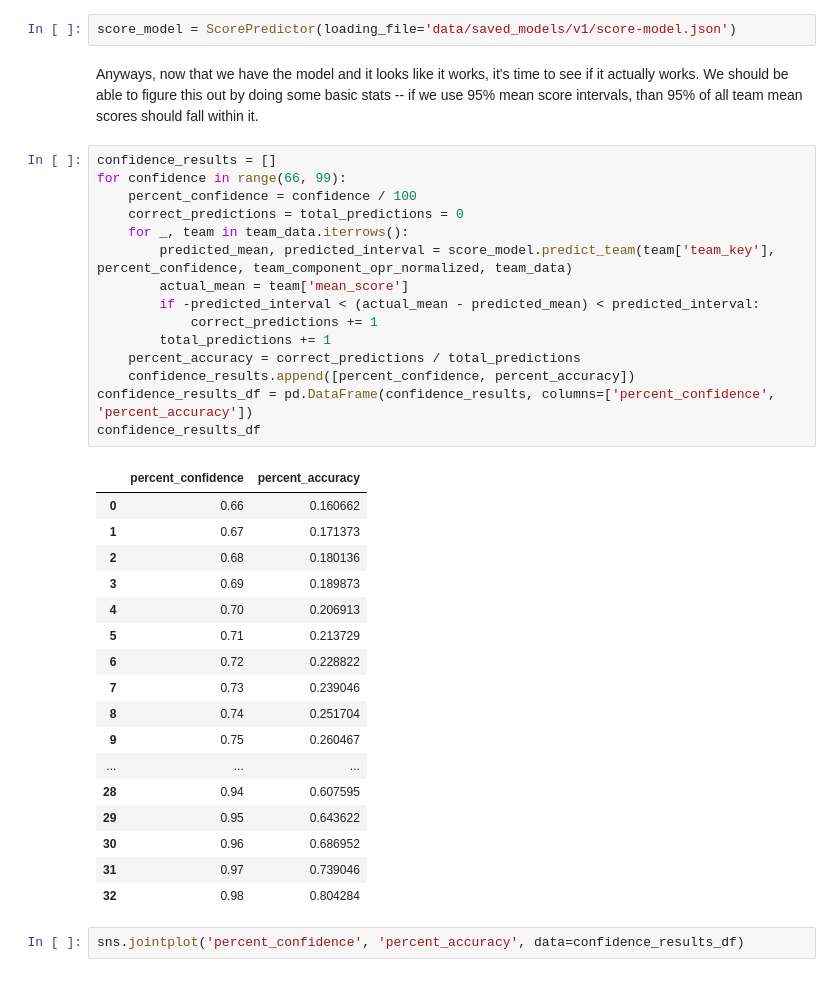
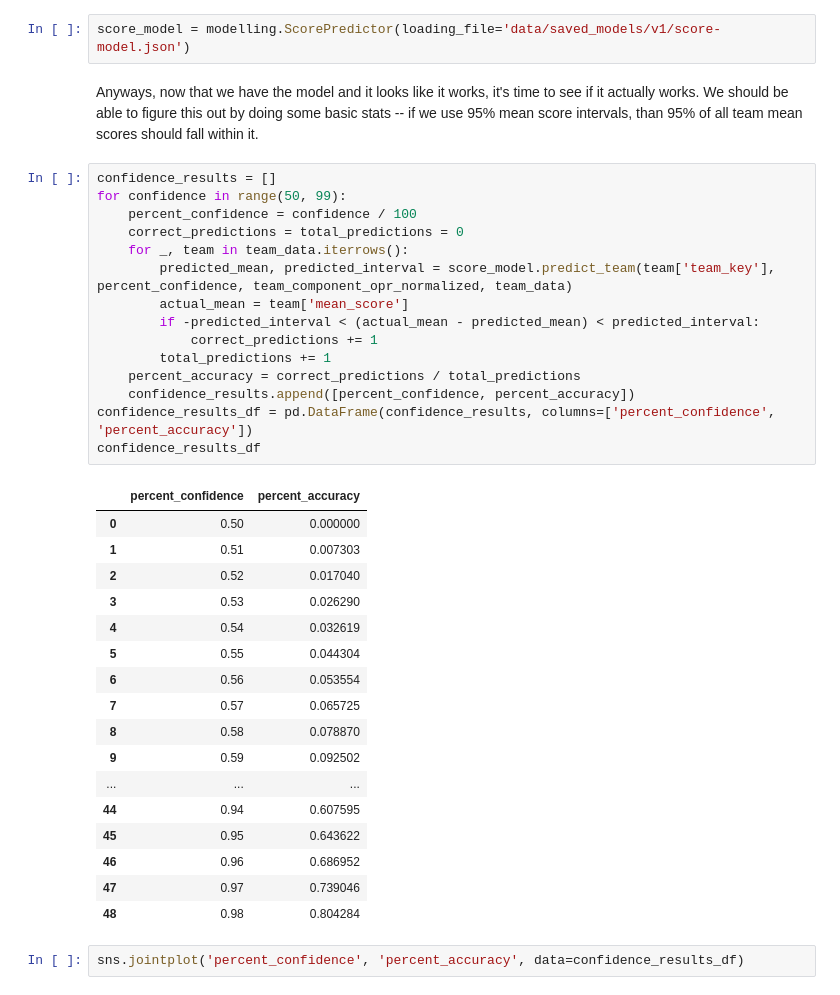
Before and after one commit to morzack/Sakurajima-Scouting, a Jupyter notebook: week-2.ipynb, the cells around one changed output. Cells and saved outputs as stored; diff of their text form.

```diff
--- a/week-2.ipynb
+++ b/week-2.ipynb
@@ -295,42 +295,42 @@ score_model.predict_alliance(['frc5160', 'frc5511', 'frc7763'], .95, team_compon
 # %%
 score_model.save_model('data/saved_models/v1/score-model.json')
 # %%
-score_model = ScorePredictor(loading_file='data/saved_models/v1/score-model.json')
+score_model = modelling.ScorePredictor(loading_file='data/saved_models/v1/score-model.json')
 # %% [markdown]
 Anyways, now that we have the model and it looks like it works, it's time to see if it actually works. We should be able to figure this out by doing some basic stats -- if we use 95% mean score intervals, than 95% of all team mean scores should fall within it.
 # %%
 confidence_results = []
-for confidence in range(66, 99):
+for confidence in range(50, 99):
     percent_confidence = confidence / 100
     correct_predictions = total_predictions = 0
     for _, team in team_data.iterrows():
         predicted_mean, predicted_interval = score_model.predict_team(team['team_key'], percent_confidence, team_component_opr_normalized, team_data)
         actual_mean = team['mean_score']
         if -predicted_interval < (actual_mean - predicted_mean) < predicted_interval:
             correct_predictions += 1
         total_predictions += 1
     percent_accuracy = correct_predictions / total_predictions
     confidence_results.append([percent_confidence, percent_accuracy])
 confidence_results_df = pd.DataFrame(confidence_results, columns=['percent_confidence', 'percent_accuracy'])
 confidence_results_df
 # %% [output]
 |  | percent_confidence | percent_accuracy |
-| 0 | 0.66 | 0.160662 |
-| 1 | 0.67 | 0.171373 |
-| 2 | 0.68 | 0.180136 |
-| 3 | 0.69 | 0.189873 |
-| 4 | 0.70 | 0.206913 |
-| 5 | 0.71 | 0.213729 |
-| 6 | 0.72 | 0.228822 |
-| 7 | 0.73 | 0.239046 |
-| 8 | 0.74 | 0.251704 |
-| 9 | 0.75 | 0.260467 |
+| 0 | 0.50 | 0.000000 |
+| 1 | 0.51 | 0.007303 |
+| 2 | 0.52 | 0.017040 |
+| 3 | 0.53 | 0.026290 |
+| 4 | 0.54 | 0.032619 |
+| 5 | 0.55 | 0.044304 |
+| 6 | 0.56 | 0.053554 |
+| 7 | 0.57 | 0.065725 |
+| 8 | 0.58 | 0.078870 |
+| 9 | 0.59 | 0.092502 |
 | ... | ... | ... |
-| 28 | 0.94 | 0.607595 |
-| 29 | 0.95 | 0.643622 |
-| 30 | 0.96 | 0.686952 |
-| 31 | 0.97 | 0.739046 |
-| 32 | 0.98 | 0.804284 |
+| 44 | 0.94 | 0.607595 |
+| 45 | 0.95 | 0.643622 |
+| 46 | 0.96 | 0.686952 |
+| 47 | 0.97 | 0.739046 |
+| 48 | 0.98 | 0.804284 |
 # %%
 sns.jointplot('percent_confidence', 'percent_accuracy', data=confidence_results_df)
 # %% [output]
```
Also changed, not shown: parts of 2 cells of this notebook, 3 other files.
